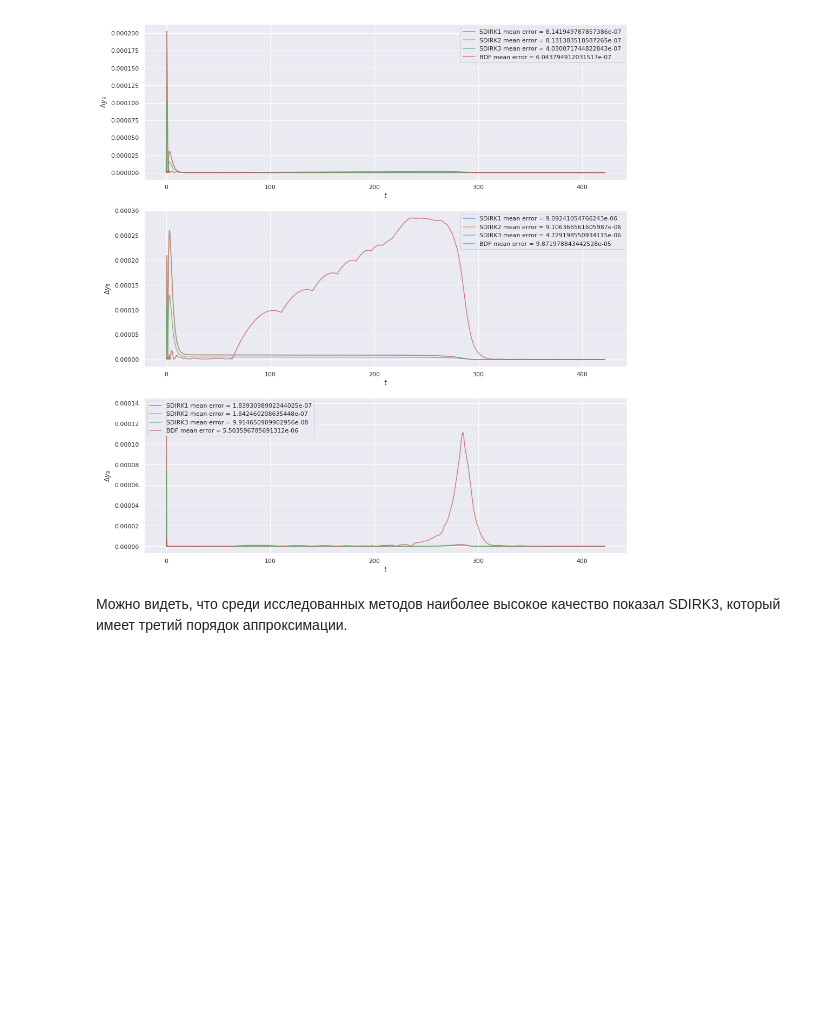
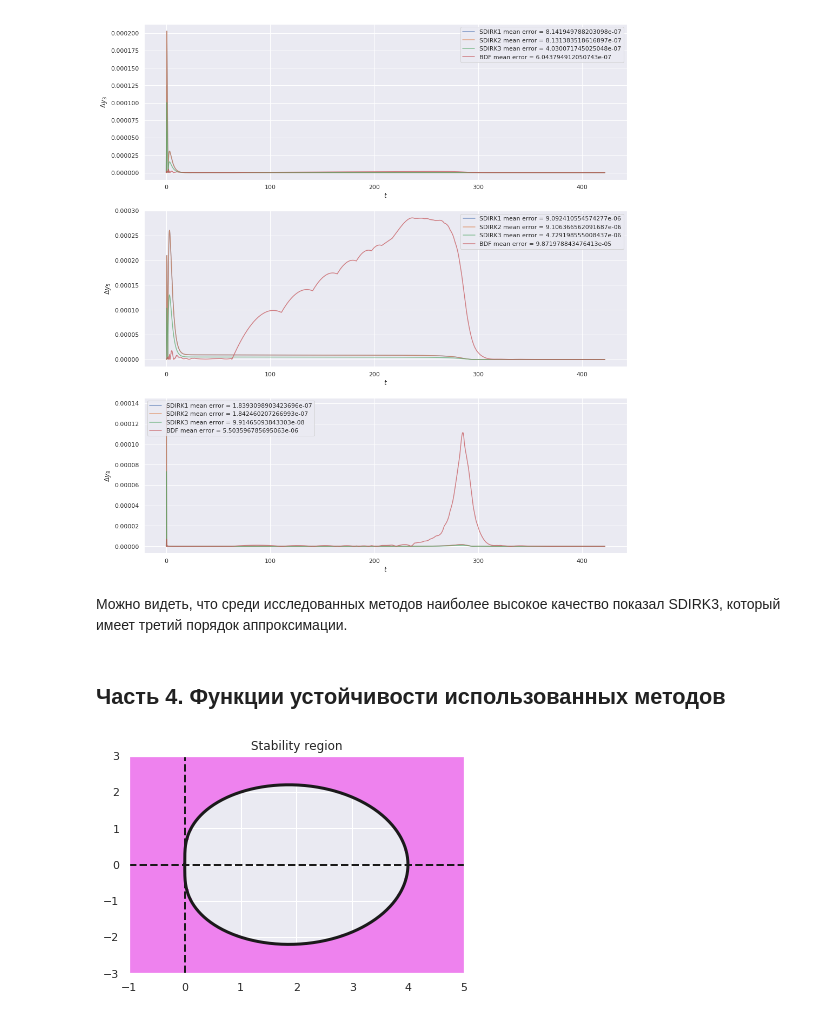
Before and after one commit to Ilushik2347/calc_math_hometask, a Jupyter notebook: hometask2.1.ipynb, the cells around one changed output. Cells and saved outputs as stored; diff of their text form; code cells hidden in the pictures; blank space fills up the shorter version.

Commit message:
Add stability areas

```diff
--- a/hometask2.1.ipynb
+++ b/hometask2.1.ipynb
@@ -125,3 +116,13 @@ for i, ax in enumerate(axes.flatten()):
 [figure]
 # %% [markdown]
 Можно видеть, что среди исследованных методов наиболее высокое качество показал SDIRK3, который имеет третий порядок аппроксимации.
+# %% [markdown]
+## Часть 4. Функции устойчивости использованных методов
+# %%
+import nodepy.linear_multistep_method as lm
+bdf2=lm.backward_difference_formula(2)
+# %%
+bdf2.plot_stability_region(N=100, color='violet', bounds=[-1, 5, -3, 3])
+plt.show()
+# %% [output]
+[figure, added]
```
Also changed, not shown: parts of 14 cells of this notebook, 1 other file.
